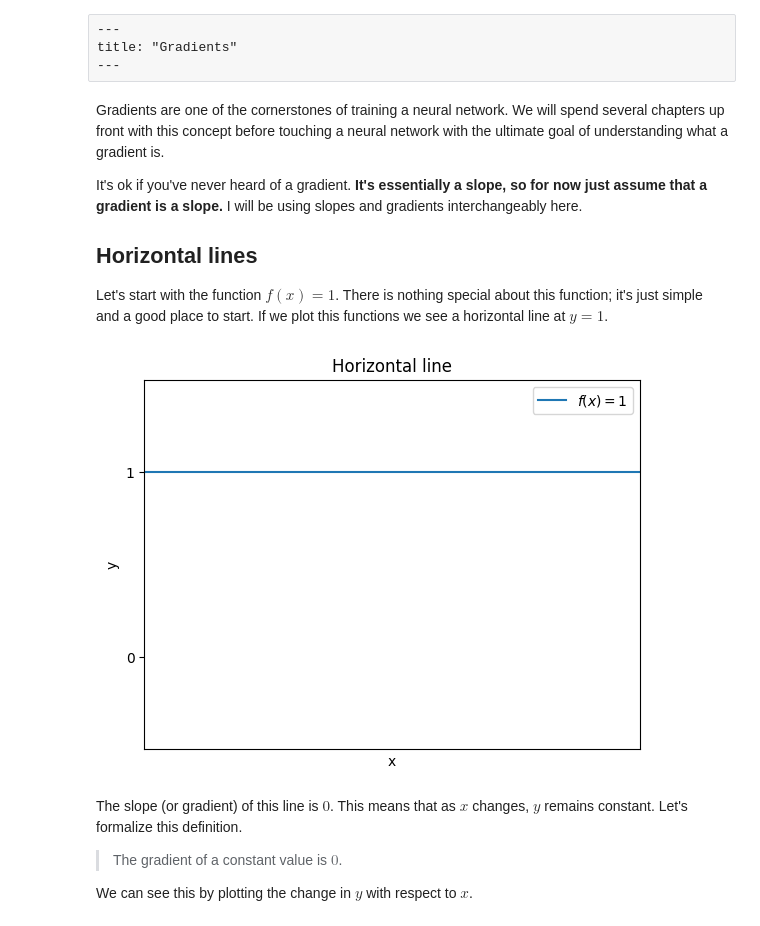
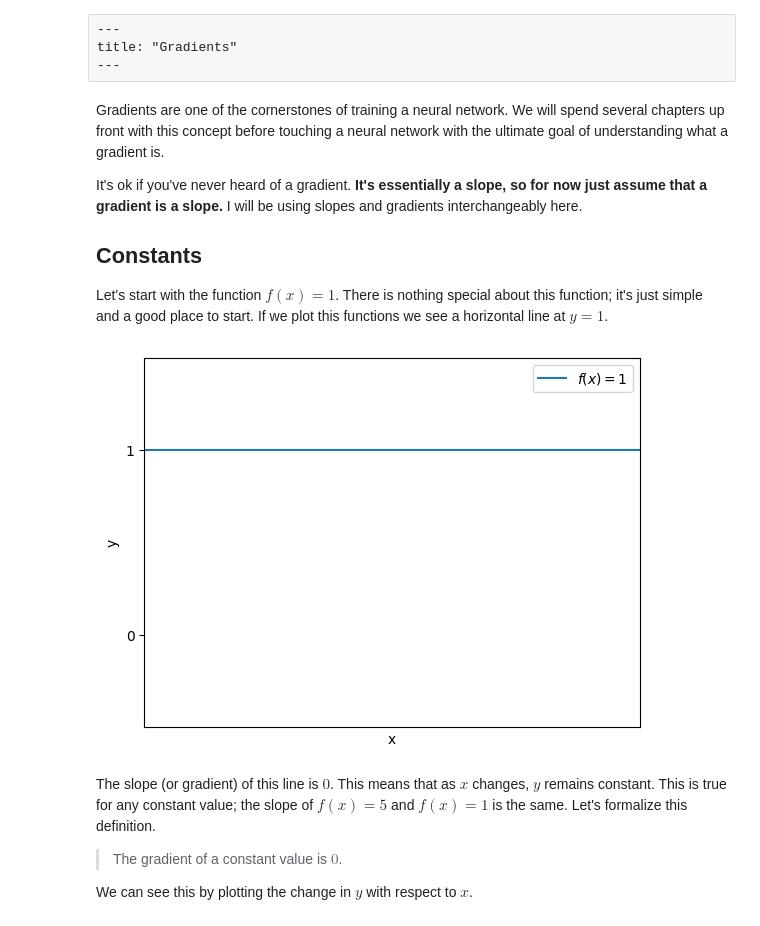
Before and after one commit to spenceforce/torchless, a Jupyter notebook: chapters/intro-gradients.ipynb, the cells around one changed output. Drawn from its saved outputs; the diff is of its cells as text; code cells hidden in the pictures.

```diff
--- a/chapters/intro-gradients.ipynb
+++ b/chapters/intro-gradients.ipynb
@@ -7,26 +7,25 @@ Gradients are one of the cornerstones of training a neural network. We will spen
 
 It's ok if you've never heard of a gradient. **It's essentially a slope, so for now just assume that a gradient is a slope.** I will be using slopes and gradients interchangeably here.
 
-## Horizontal lines
+## Constants
 
 Let's start with the function $f(x) = 1$. There is nothing special about this function; it's just simple and a good place to start. If we plot this functions we see a horizontal line at $y=1$.
 # %%
 #| echo: false
 import matplotlib.pyplot as plt
 
 plt.axhline(y=1, label=r'$f(x) = 1$')
 plt.ylim(-0.5, 1.5)
 plt.xticks([])
 plt.yticks([0, 1])
 plt.legend()
 plt.xlabel('x')
 plt.ylabel('y')
-plt.title('Horizontal line')
 plt.show()
 # %% [output]
-[figure, old version]
+[figure, new version]
 # %% [markdown]
-The slope (or gradient) of this line is $0$. This means that as $x$ changes, $y$ remains constant. Let's formalize this definition.
+The slope (or gradient) of this line is $0$. This means that as $x$ changes, $y$ remains constant. This is true for any constant value; the slope of $f(x) = 5$ and $f(x) = 1$ is the same. Let's formalize this definition.
 
 > The gradient of a constant value is $0$.
 
```
Also changed, not shown: parts of 8 cells of this notebook, 1 other file.
